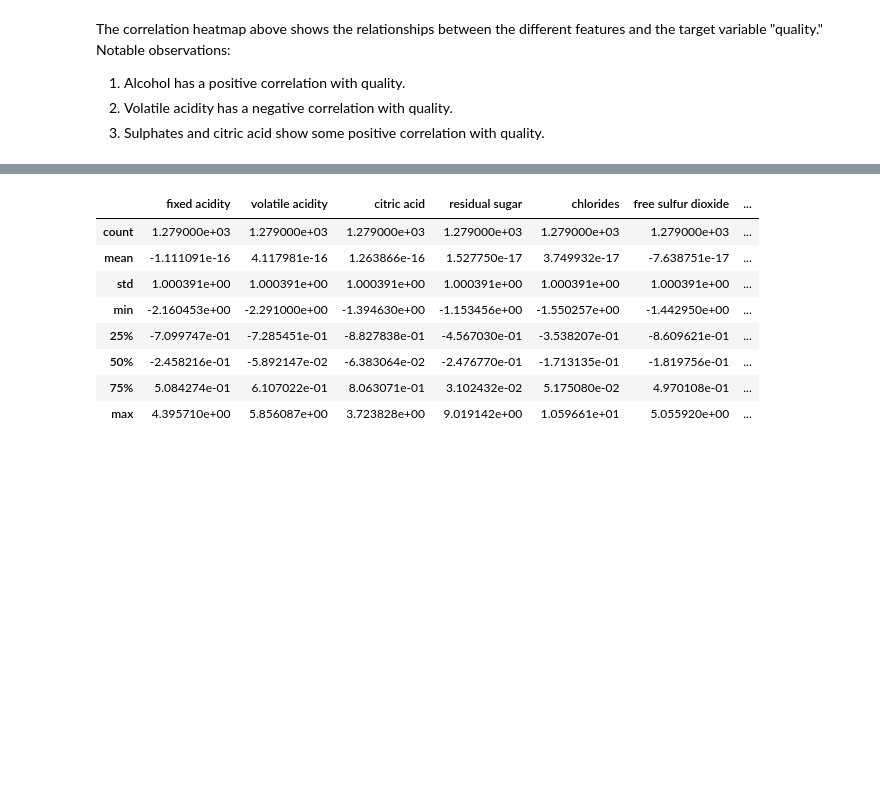
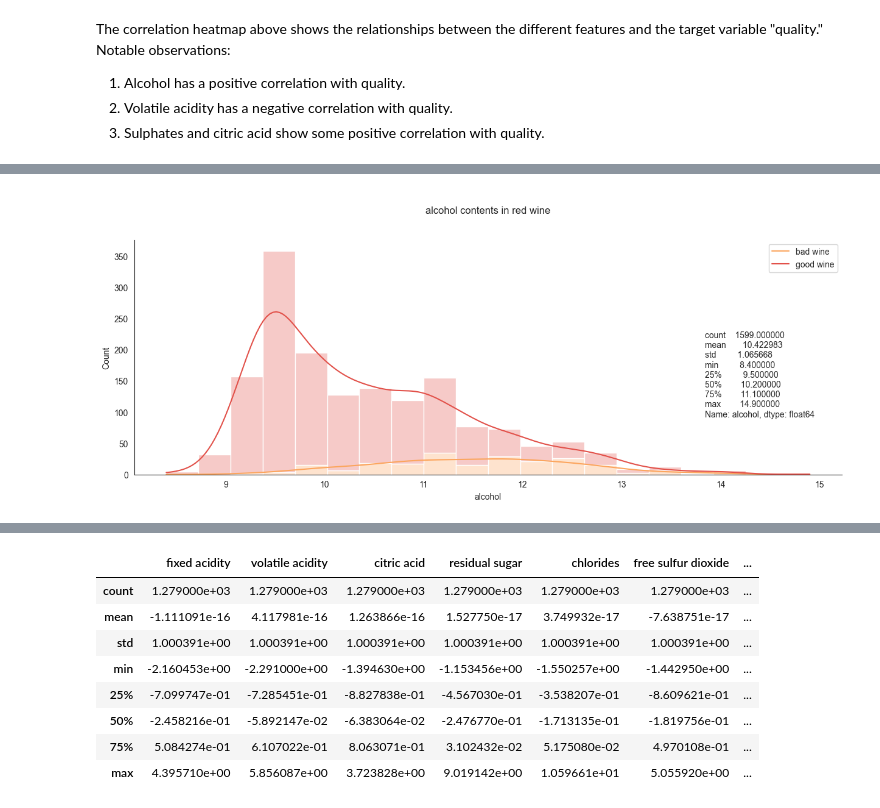
Before and after one commit to usdteam2-sri/Team2_Modul1_Final_Project, a Jupyter notebook: Final-Project-Report-Team-2.ipynb, the cells around one changed output, grey strips where cells are left out. Saved outputs shown, nothing was run; the diff lists cells and outputs as text; code cells hidden in the pictures; blank space fills up the shorter version.

```diff
--- a/Final-Project-Report-Team-2.ipynb
+++ b/Final-Project-Report-Team-2.ipynb
@@ -99,0 +177,15 @@ Scale the features and proceed with model selection for predicting wine quality.
+# %%
+def viz_insights(field):
+    plt.figure(figsize=(15, 5))
+    sns.histplot(data=wine_data, x=field, hue="quality", kde=True, palette=palette, bins=20, multiple="stack", alpha=.3)
+    plt.legend(['bad wine', 'good wine'])
+    if field == "density": plt.title(f"\n{field.capitalize()} of red wine\n\n")
+    else: plt.title(f"\n{field} contents in red wine\n\n")
+    plt.figtext(0.75, 0.3, f'{wine_data[field].describe()}')
+    sns.despine()
+# %%
+# Alcohol has a positive correlation with quality.
+
+viz_insights("alcohol")
+# %% [output]
+[figure, added]
```
Also changed, not shown: parts of 22 cells of this notebook.
